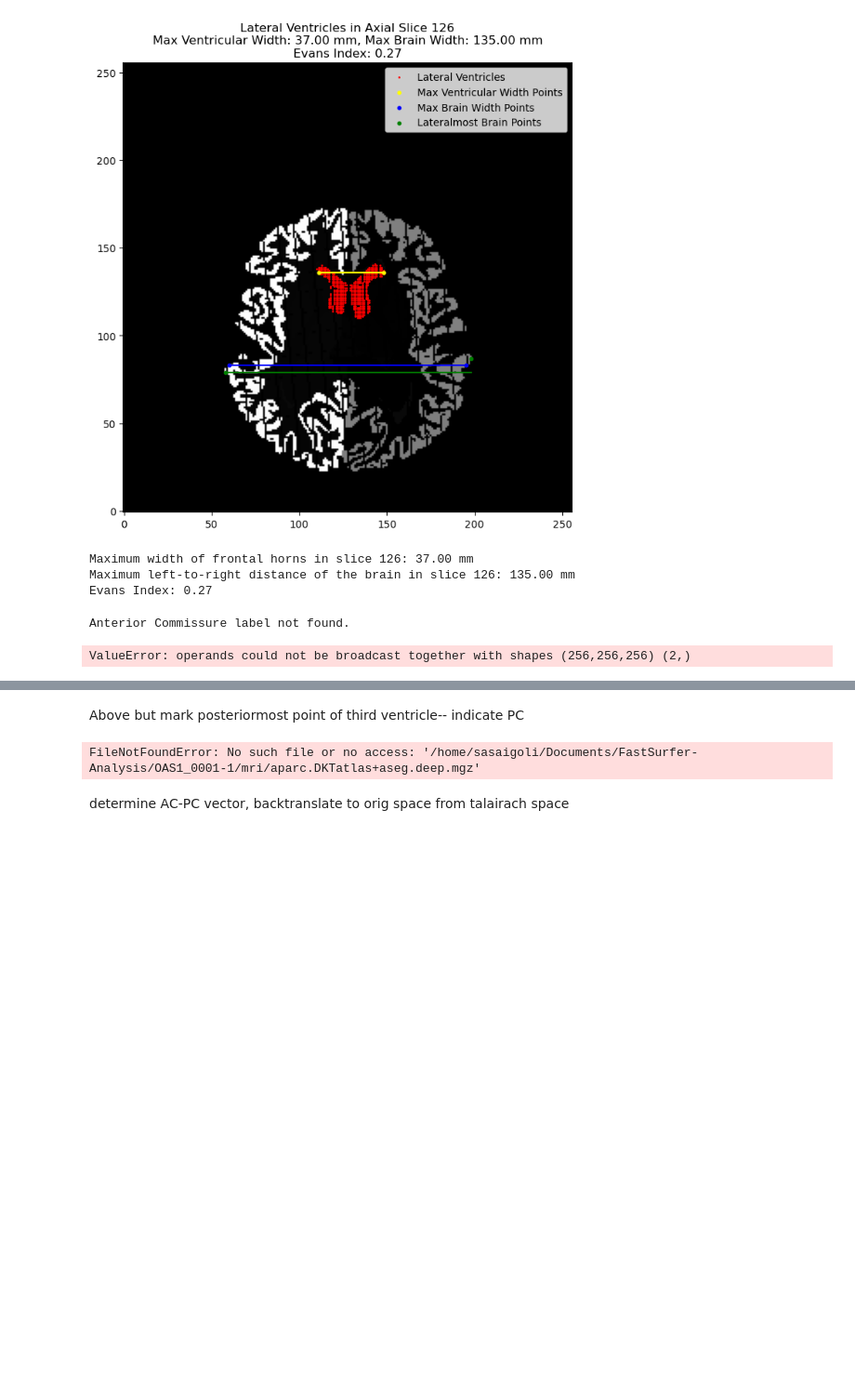
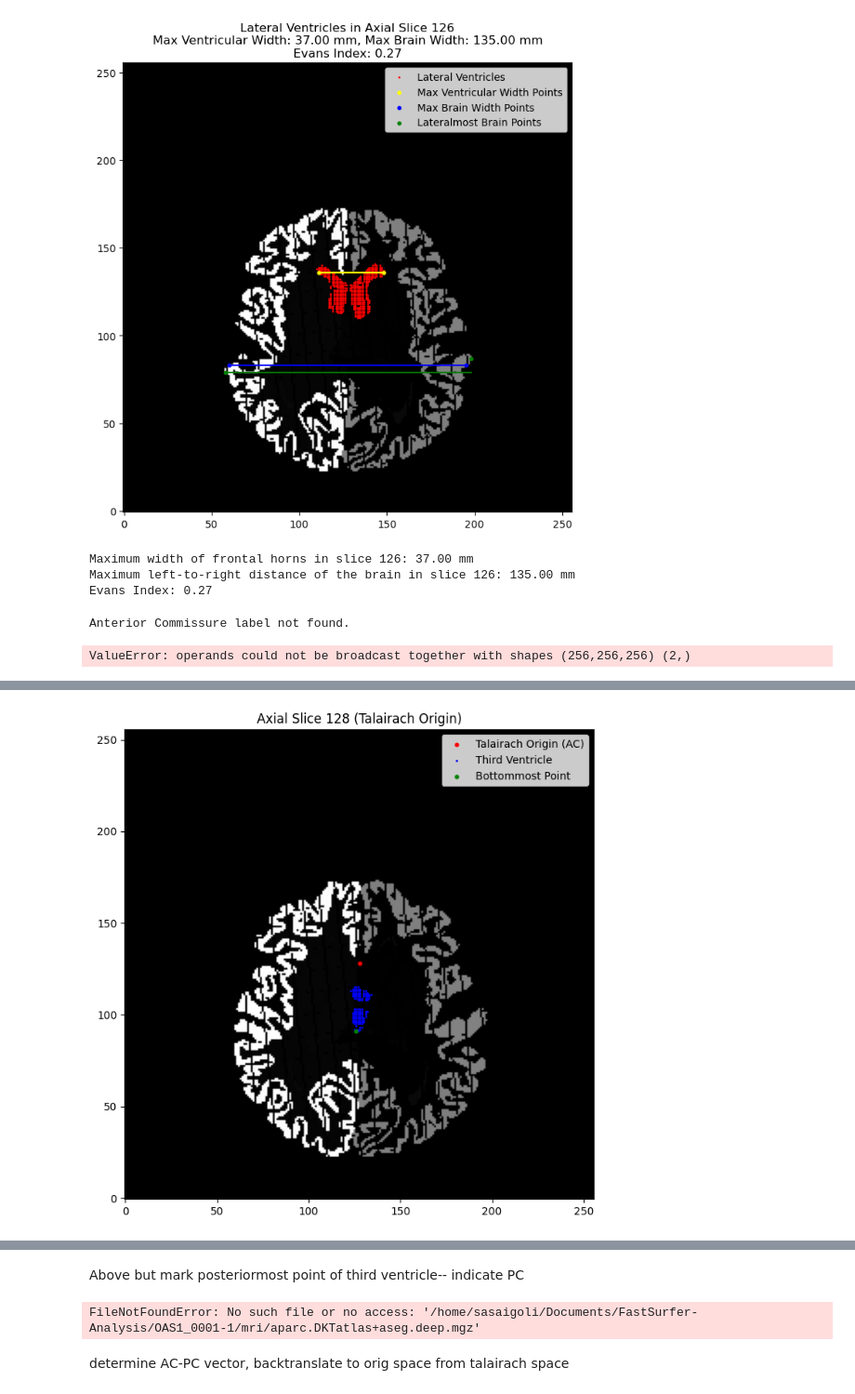
Before and after one commit to sasaigoli05/FastSurfer-Analysis, a Jupyter notebook: fastsurfer-dev.ipynb, the cells around one changed output, grey strips where cells are left out. Shown at 93% size. Cells and saved outputs as stored; diff of their text form; code cells hidden in the pictures; blank space fills up the shorter version.

Commit message:
WIP: backtranslate talairach AC-PC to orig space

```diff
--- a/fastsurfer-dev.ipynb
+++ b/fastsurfer-dev.ipynb
@@ -1827,0 +1832,92 @@ print(f"PC Point: {pc_point}")
+# %%
+import nibabel as nib
+import numpy as np
+import matplotlib.pyplot as plt
+import os
+
+def load_talairach_transform(transform_path):
+    with open(transform_path, 'r') as file:
+        lines = file.readlines()
+        matrix = np.array([list(map(float, line.split())) for line in lines[5:9]])
+    return matrix
+
+def apply_transform(segmentation_data, transform_matrix):
+    shape = segmentation_data.shape
+    transformed_data = np.zeros_like(segmentation_data)
+    for x in range(shape[0]):
+        for y in range(shape[1]):
+            for z in range(shape[2]):
+                coords = np.array([x, y, z, 1])
+                transformed_coords = np.dot(transform_matrix, coords)
+                transformed_coords = transformed_coords[:3] / transformed_coords[3]
+                transformed_coords = np.round(transformed_coords).astype(int)
+                if np.all(transformed_coords >= 0) and np.all(transformed_coords < shape):
+                    transformed_data[tuple(transformed_coords)] = segmentation_data[x, y, z]
+    return transformed_data
+
+def apply_inverse_transform(transformed_coords, transform_matrix):
+    # Create the inverse transform matrix
+    inverse_matrix = np.linalg.inv(transform_matrix)
+
+    # Transform the coordinates
+    transformed_coords_homogeneous = np.append(transformed_coords, 1)
+    original_coords_homogeneous = np.dot(inverse_matrix, transformed_coords_homogeneous)
+    original_coords = original_coords_homogeneous[:3] / original_coords_homogeneous[3]
+
+    return np.round(original_coords).astype(int)
+
+def visualize_talairach_origin(segmentation_data):
+    origin = [128, 128, 128]  # Talairach space origin in FreeSurfer is typically at (128, 128, 128)
+    axial_slice = segmentation_data[:, origin[1], :]
+
+    # Extract third ventricle data
+    third_ventricle_coords = np.column_stack(np.where(axial_slice == 14))
+
+    # Find the bottommost point (maximum y value)
+    if third_ventricle_coords.size > 0:
+        bottommost_point = third_ventricle_coords[np.argmin(third_ventricle_coords[:, 1])]
+        pc_point = (bottommost_point[0], origin[1], bottommost_point[1])
+    else:
+        bottommost_point = None
+        pc_point = None
+
+    plt.figure(figsize=(8, 8))
+    plt.imshow(axial_slice.T, cmap='gray', origin='lower')
+    plt.scatter(origin[0], origin[2], c='red', s=10, label='Talairach Origin (AC)')
+    if third_ventricle_coords.size > 0:
+        plt.scatter(third_ventricle_coords[:, 0], third_ventricle_coords[:, 1], c='blue', s=1, label='Third Ventricle')
+        plt.scatter(bottommost_point[0], bottommost_point[1], c='green', s=10, label='Bottommost Point')
+    plt.title(f'Axial Slice {origin[2]} (Talairach Origin)')
+    plt.legend()
+    plt.show()
+
+    ac_point = (origin[0], origin[1], origin[2])
+    return ac_point, pc_point
+
+# Usage
+fastsurferdir = "/Users/suhanasaigoli/Desktop/Projects/SURF/iNPH/FastSurfer-Analysis"
+subject = "OAS_0001-1"
+segmentation_path = os.path.join(fastsurferdir, subject, "mri", "aparc.DKTatlas+aseg.deep.mgz")
+transform_path = os.path.join(fastsurferdir, subject, "mri", "transforms", "talairach.lta")
+
+# Load segmentation data
+seg_img = nib.load(segmentation_path)
+seg_data = seg_img.get_fdata()
+
+# Load Talairach transform
+transform_matrix = load_talairach_transform(transform_path)
+
+# Apply transform to segmentation data
+transformed_data = apply_transform(seg_data, transform_matrix)
+
+# Visualize the origin of the Talairach space and get AC and PC points
+ac_point, pc_point = visualize_talairach_origin(transformed_data)
+
+# Back-translate AC and PC points
+ac_point_orig = apply_inverse_transform(ac_point, transform_matrix)
+pc_point_orig = apply_inverse_transform(pc_point, transform_matrix)
+
+print(f"AC Point: {ac_point}, Back-translated AC Point: {ac_point_orig}")
+print(f"PC Point: {pc_point}, Back-translated PC Point: {pc_point_orig}")
+# %% [output]
+[figure, added]
```
Also changed, not shown: parts of 2 cells of this notebook.
